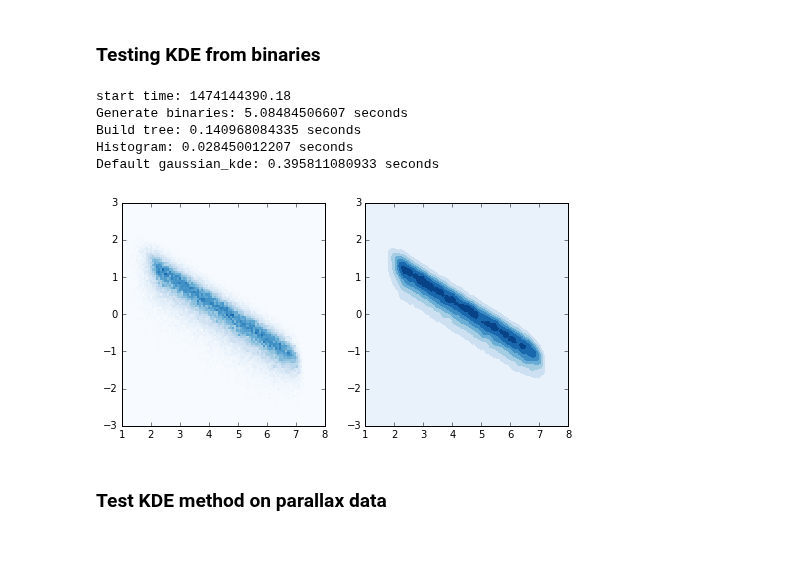
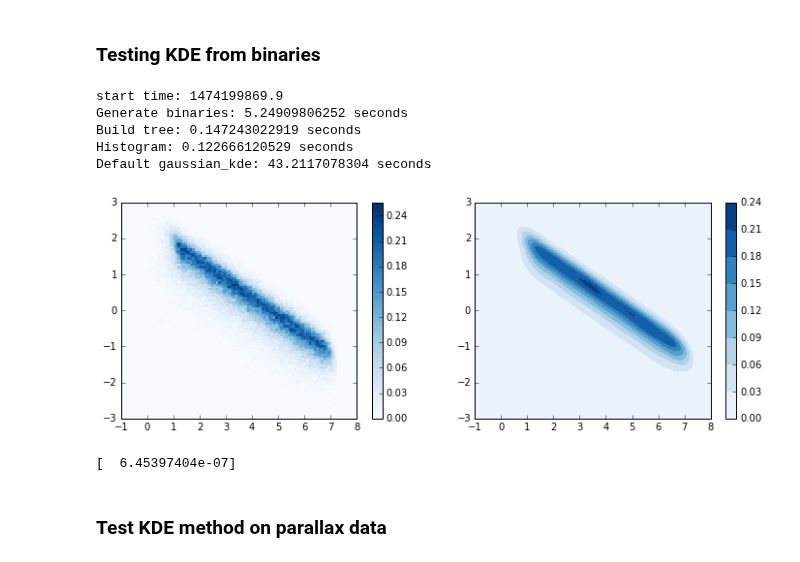
Before and after one commit to astroJeff/gaia_binaries, a Jupyter notebook: notebooks/TGAS_general.ipynb, the cells around one changed output. Saved outputs shown, nothing was run; the diff lists cells and outputs as text; code cells hidden in the pictures.

```diff
--- a/notebooks/TGAS_general.ipynb
+++ b/notebooks/TGAS_general.ipynb
@@ -103,9 +107,5 @@ plt.show()
 # %%
-import sys
-sys.path.append('../src')
-import P_binary
-
-fig, ax = plt.subplots(1, 2, figsize=(8,4))
+fig, ax = plt.subplots(1, 2, figsize=(12,4))
 
 P_binary.binary_kde = None
 
@@ -119,48 +119,57 @@ mu_set = np.array([np.log10(P_binary.binary_set['proj_sep']), np.log10(P_binary.
 print "Generate binaries:", time.time()-start, "seconds"
 start = time.time()
 
-P_binary.get_P_binary([1.0, 1.0], [1.0, 0.9])
+P_binary.get_P_binary(np.array([1.0, 1.0]), np.array([1.0, 0.9]))
 
 print "Build tree:", time.time()-start, "seconds"
 start = time.time()
 
 nbins = 100
-xmin, xmax = 1.0, 8.0
+xmin, xmax = -1.0, 8.0
 ymin, ymax = -3.0, 3.0
 
 xbins = np.linspace(xmin, xmax, nbins)
 ybins = np.linspace(ymin, ymax, nbins)
 X, Y = np.meshgrid(xbins, ybins)
 mu_grid = np.array([X.flatten(), Y.flatten()]).T
 
 
 pdf, xedges, yedges = np.histogram2d(np.log10(P_binary.binary_set["proj_sep"]),
                                      np.log10(P_binary.binary_set["delta_v_trans"]),
                                      normed=True,
                                      bins=[xbins,ybins])
 im = ax[0].pcolormesh(xbins, ybins, pdf.T, cmap='Blues')
 fig.colorbar(im, ax=ax[0])
 
 print "Histogram:", time.time()-start, "seconds"
 start = time.time()
 
-Z = P_binary.get_P_binary(10**X.flatten(), 10**Y.flatten())
-im = ax[1].tricontourf(mu_grid[:,0], mu_grid[:,1], Z, cmap='Blues', extend='max')
+P_binary.binary_kde = None
+Z = P_binary.get_P_binary(10**X.flatten(), 10**Y.flatten(), kde_method='scipy')
+Z = Z * 10**X.flatten() * 10**Y.flatten() * np.log(10.)**2
+#im = ax[1].tricontourf(mu_grid[:,0], mu_grid[:,1], Z, cmap='Blues', extend='max')
+im = ax[1].tricontourf(X.flatten(), Y.flatten(), Z, cmap='Blues')
+#im = ax[1].tricontourf(mu_grid[:,0], mu_grid[:,1], Z, cmap='Blues')
 fig.colorbar(im, ax=ax[1])
 
 print "Default gaussian_kde:", time.time()-start, "seconds"
 start = time.time()
 
 
 
 plt.show()
 # %% [output]
-start time: 1474144390.18
-Generate binaries: 5.08484506607 seconds
-Build tree: 0.140968084335 seconds
-Histogram: 0.028450012207 seconds
-Default gaussian_kde: 0.395811080933 seconds
+start time: 1474199869.9
+Generate binaries: 5.24909806252 seconds
+Build tree: 0.147243022919 seconds
+Histogram: 0.122666120529 seconds
+Default gaussian_kde: 43.2117078304 seconds
-[figure, old version]
+[figure, new version]
+# %%
+P_binary.binary_kde = None
+print P_binary.get_P_binary(1.0e5, 0.2)
+# %% [output]
+[  6.45397404e-07]
 # %% [markdown]
 ### Test KDE method on parallax data
 # %%
```
Also changed, not shown: parts of 15 cells of this notebook, 5 other files.
